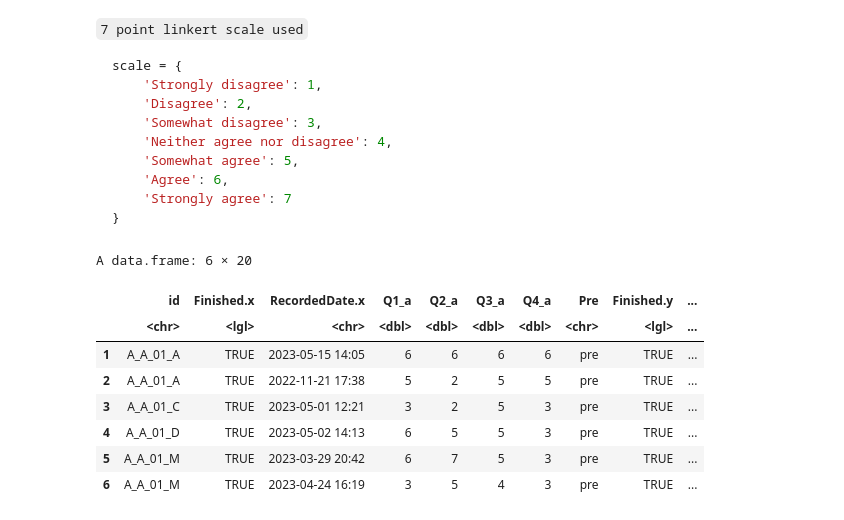
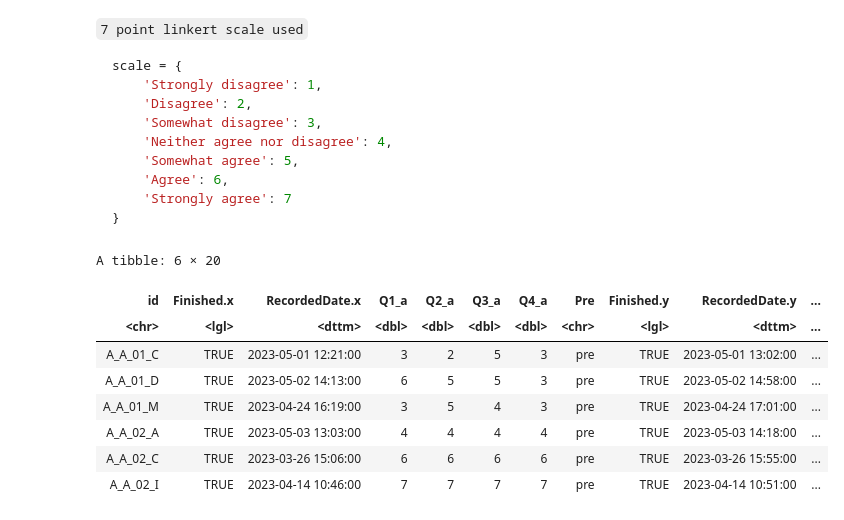
Before and after one commit to pokwir/Jack-Talk-Surveys, a Jupyter notebook: code/data_cleaning.ipynb, the cells around one changed output. Drawn from its saved outputs; the diff is of its cells as text; code cells hidden in the pictures.

```diff
--- a/code/data_cleaning.ipynb
+++ b/code/data_cleaning.ipynb
@@ -409,0 +755,13 @@ There are 3391 survey responses in the final dataset.
+# %%
+# filter dataframe to include only responses where post-survey date is after pre-survey date #nolint
+
+merged_df <- merged_df %>%
+  arrange(id, desc(RecordedDate.y)) %>%
+  group_by(id) %>%
+  filter(RecordedDate.y >= RecordedDate.x) %>%
+  slice_head(n = 1) %>%
+  ungroup()
+
+# Print the resulting data frame
+head(merged_df)
+nrow(merged_df)
@@ -409,0 +848,3 @@ There are 3391 survey responses in the final dataset.
+# %%
+#Create a fresh copy of merged data
+df <- data.frame(merged_df)
@@ -409,0 +853,15 @@ There are 3391 survey responses in the final dataset.
+# %%
+library(dplyr)
+
+# Arrange the data by 'id' and 'RecordedDate.y' in descending order
+# Then, keep only the first occurrence of each unique 'id' and filter by RecordedDate.y >= RecordedDate.x
+df <- df %>%
+  arrange(id, desc(RecordedDate.y)) %>%
+  group_by(id) %>%
+  filter(RecordedDate.y >= RecordedDate.x) %>%
+  slice_head(n = 1) %>%
+  ungroup()
+
+# Print the resulting data frame
+head(df)
+nrow(df)
@@ -494,7 +990,7 @@ map_responses <- function(response) {
 }
 
 # Apply the mapping function to the specified columns
-final_df <- final_df %>%
+df <- df %>%
   mutate(across(c(Q1_a,
                 Q2_a,
                 Q3_a,
@@ -508,17 +1004,17 @@ final_df <- final_df %>%
                 Q7),
                 map_responses))
 # %%
-head(final_df)
+head(df)
 # %% [output]
-A data.frame: 6 × 20
+A tibble: 6 × 20
-|  | id | Finished.x | RecordedDate.x | Q1_a | Q2_a | Q3_a | Q4_a | Pre | Finished.y | ... |
-|  | <chr> | <lgl> | <chr> | <dbl> | <dbl> | <dbl> | <dbl> | <chr> | <lgl> | ... |
-| 1 | A_A_01_A | TRUE | 2023-05-15 14:05 | 6 | 6 | 6 | 6 | pre | TRUE | ... |
-| 2 | A_A_01_A | TRUE | 2022-11-21 17:38 | 5 | 2 | 5 | 5 | pre | TRUE | ... |
-| 3 | A_A_01_C | TRUE | 2023-05-01 12:21 | 3 | 2 | 5 | 3 | pre | TRUE | ... |
-| 4 | A_A_01_D | TRUE | 2023-05-02 14:13 | 6 | 5 | 5 | 3 | pre | TRUE | ... |
-| 5 | A_A_01_M | TRUE | 2023-03-29 20:42 | 6 | 7 | 5 | 3 | pre | TRUE | ... |
-| 6 | A_A_01_M | TRUE | 2023-04-24 16:19 | 3 | 5 | 4 | 3 | pre | TRUE | ... |
+| id | Finished.x | RecordedDate.x | Q1_a | Q2_a | Q3_a | Q4_a | Pre | Finished.y | RecordedDate.y | ... |
+| <chr> | <lgl> | <dttm> | <dbl> | <dbl> | <dbl> | <dbl> | <chr> | <lgl> | <dttm> | ... |
+| A_A_01_C | TRUE | 2023-05-01 12:21:00 | 3 | 2 | 5 | 3 | pre | TRUE | 2023-05-01 13:02:00 | ... |
+| A_A_01_D | TRUE | 2023-05-02 14:13:00 | 6 | 5 | 5 | 3 | pre | TRUE | 2023-05-02 14:58:00 | ... |
+| A_A_01_M | TRUE | 2023-04-24 16:19:00 | 3 | 5 | 4 | 3 | pre | TRUE | 2023-04-24 17:01:00 | ... |
+| A_A_02_A | TRUE | 2023-05-03 13:03:00 | 4 | 4 | 4 | 4 | pre | TRUE | 2023-05-03 14:18:00 | ... |
+| A_A_02_C | TRUE | 2023-03-26 15:06:00 | 6 | 6 | 6 | 6 | pre | TRUE | 2023-03-26 15:55:00 | ... |
+| A_A_02_I | TRUE | 2023-04-14 10:46:00 | 7 | 7 | 7 | 7 | pre | TRUE | 2023-04-14 10:51:00 | ... |
 # %%
 # write df to csv
 write.csv(final_df, "/Users/patrickokwir/Desktop/Lighthouse-data-notes/Jack-Talk-Surveys/data_output/final_df.csv", row.names = FALSE)
```
Also changed, not shown: parts of 116 cells of this notebook, 7 other files.
